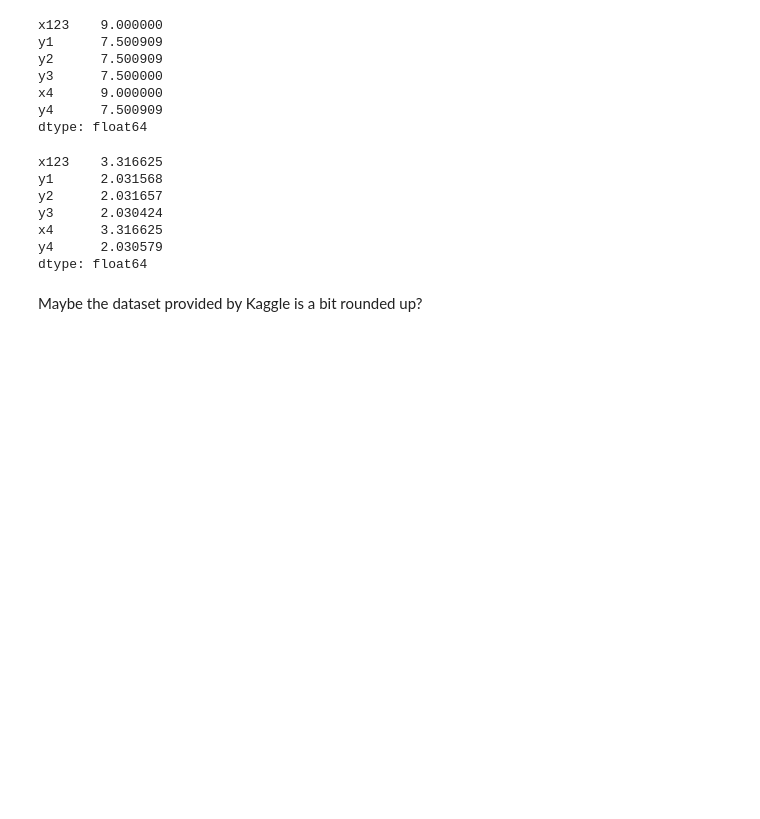
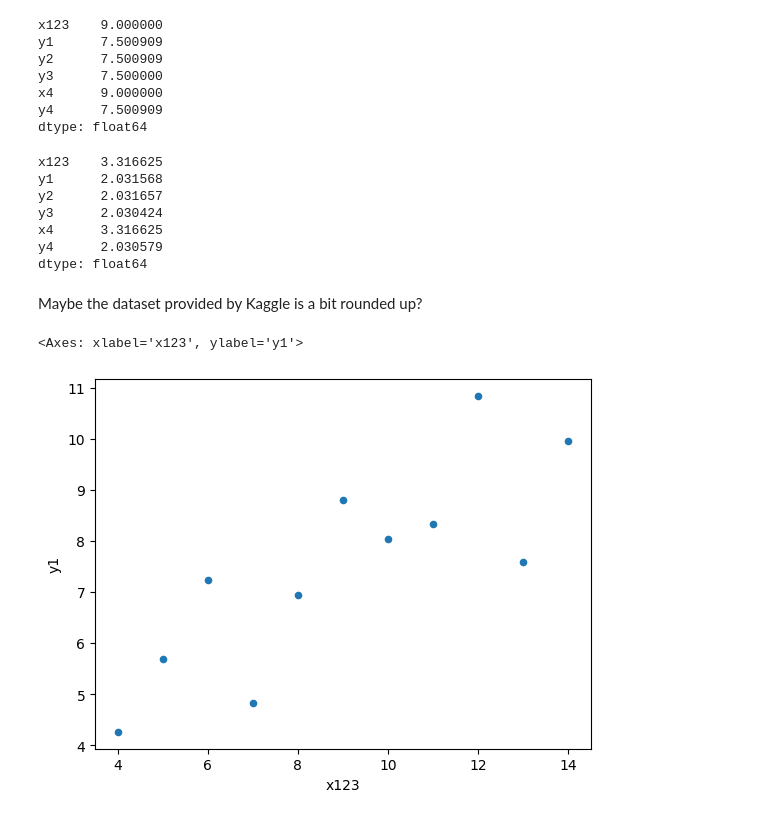
Before and after one commit to stelios-c/stat_inf_public, a Jupyter notebook: anscombe/anscombe.ipynb, the cells around one changed output. Cells and saved outputs as stored; diff of their text form; code cells hidden in the pictures; blank space fills up the shorter version.

Commit message:
do scatter plots and x4 plot for anscombe

```diff
--- a/anscombe/anscombe.ipynb
+++ b/anscombe/anscombe.ipynb
@@ -39,6 +39,11 @@ y4      2.030579
 dtype: float64
 # %% [markdown]
 Maybe the dataset provided by Kaggle is a bit rounded up?
+# %%
+Anscombe_quartet_data.plot(kind='scatter',y='y1',x='x123')
+# %% [output]
+<Axes: xlabel='x123', ylabel='y1'>
+[figure, added]
 # %%
 pd.plotting.bootstrap_plot(Anscombe_quartet_data.y1,size=7,samples=50)
 # %% [output]
```
Also changed, not shown: parts of 8 cells of this notebook.
